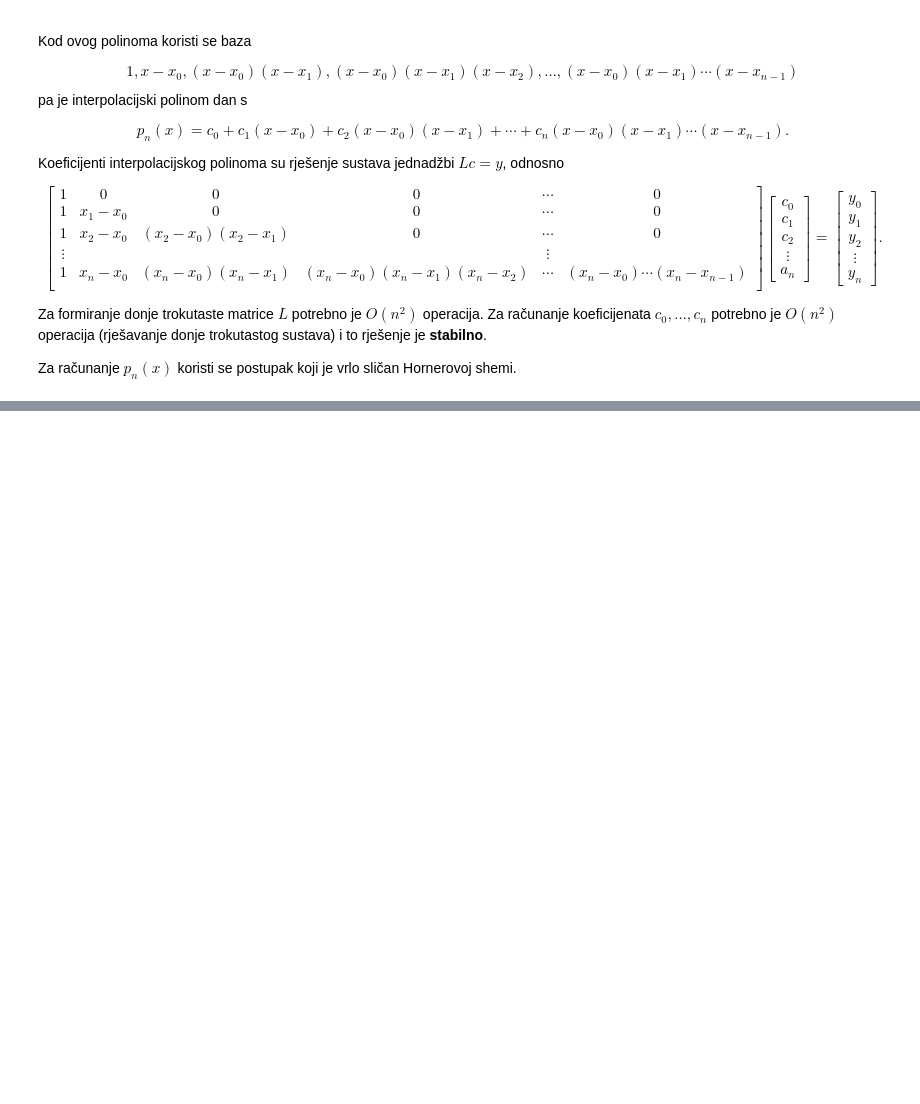
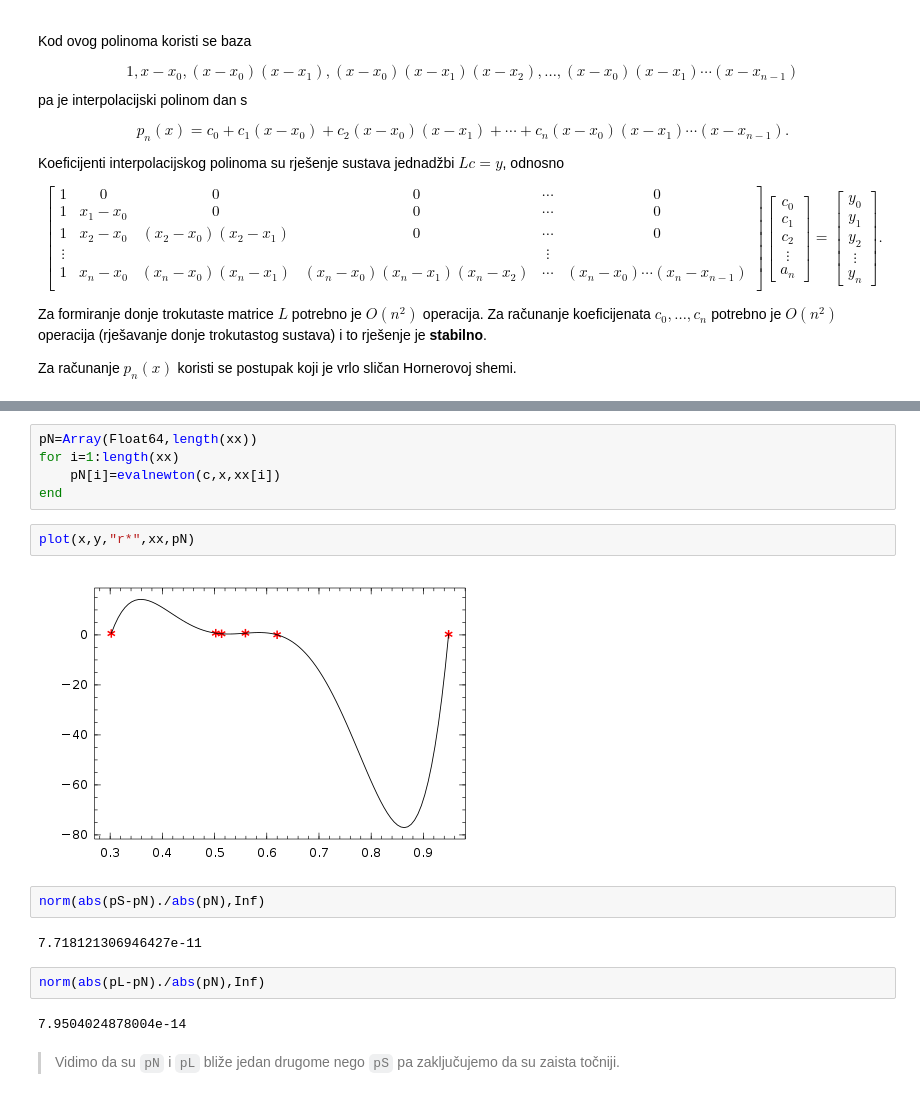
Before and after one commit to ivanslapnicar/FESBMat, a Jupyter notebook: src/NA09_Interpolacijski_polinomi.ipynb, the cells around one changed output, grey strips where cells are left out. Drawn from its saved outputs; the diff is of its cells as text; blank space fills up the shorter version.

```diff
--- a/src/NA09_Interpolacijski_polinomi.ipynb
+++ b/src/NA09_Interpolacijski_polinomi.ipynb
@@ -180,0 +205,19 @@ Za računanje $p_n(x)$ koristi se postupak koji je vrlo sličan Hornerovoj shemi
+# %%
+pN=Array(Float64,length(xx))
+for i=1:length(xx)
+    pN[i]=evalnewton(c,x,xx[i])
+end
+# %%
+plot(x,y,"r*",xx,pN)
+# %% [output]
+[figure, added]
+# %%
+norm(abs(pS-pN)./abs(pN),Inf)
+# %% [output]
+7.718121306946427e-11
+# %%
+norm(abs(pL-pN)./abs(pN),Inf)
+# %% [output]
+7.9504024878004e-14
+# %% [markdown]
+> Vidimo da su `pN` i `pL` bliže jedan drugome nego `pS` pa zaključujemo da su zaista točniji.
```
Also changed, not shown: parts of 14 cells of this notebook, 1 other file.
